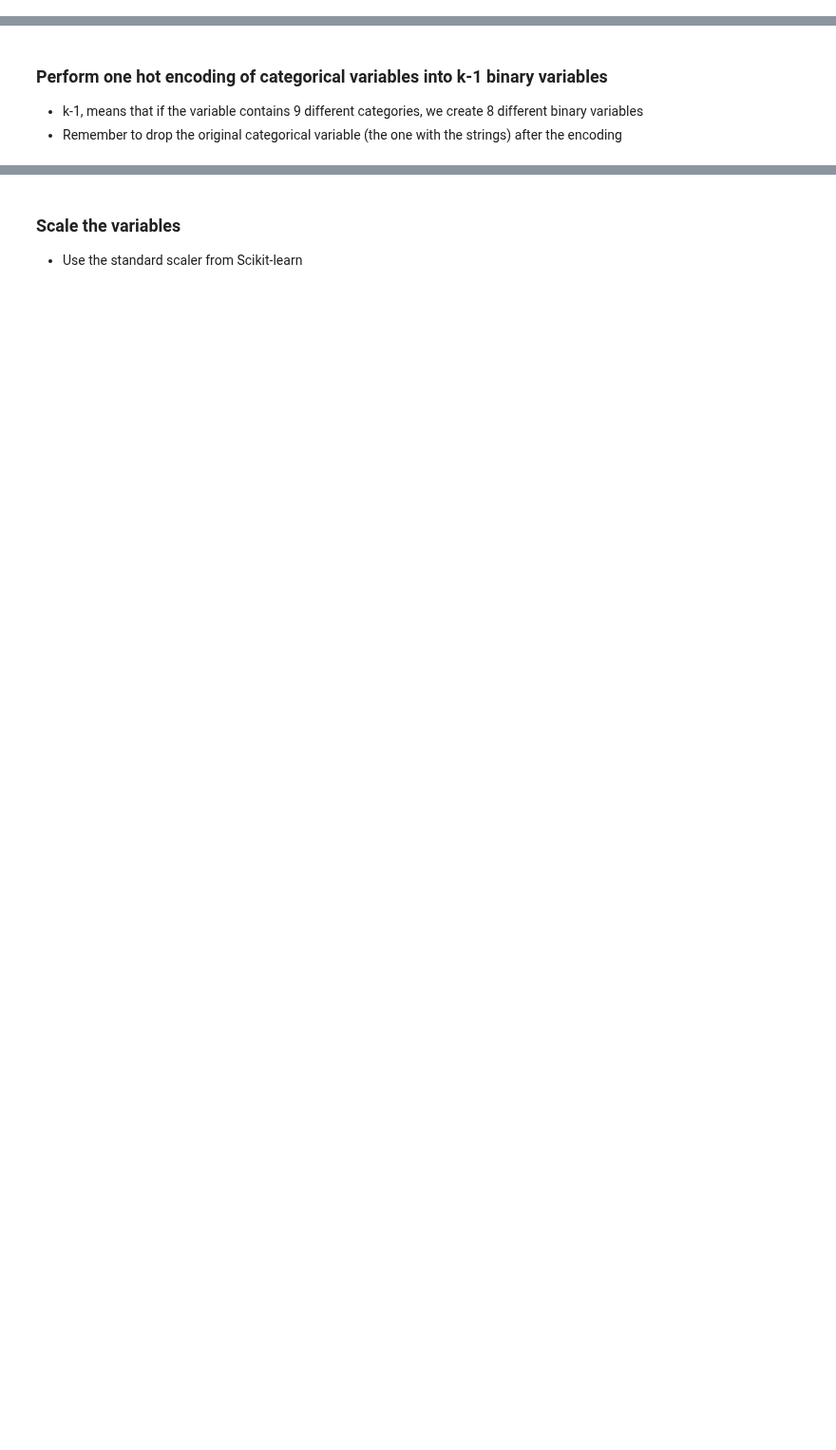
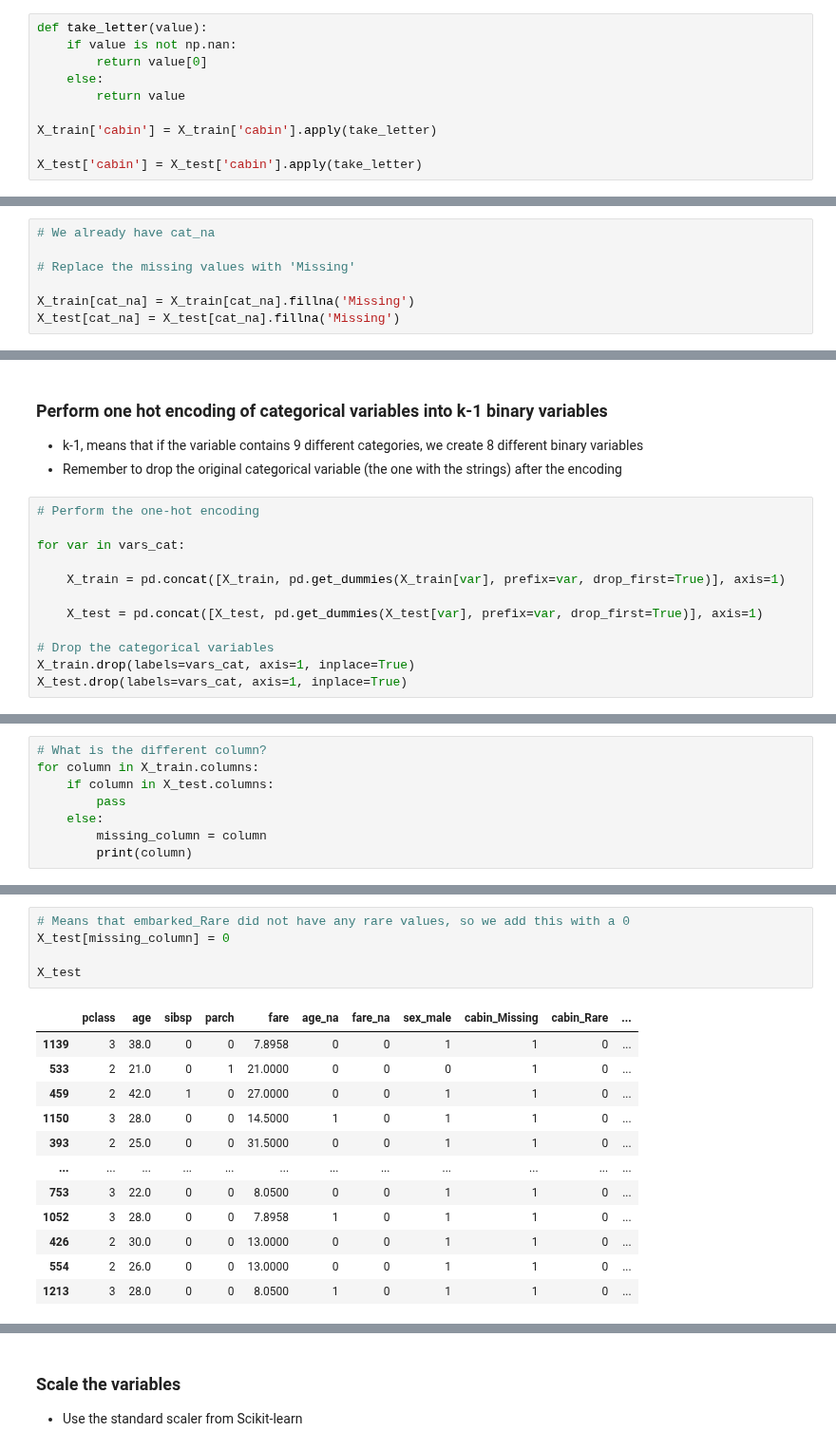
Before and after one commit to trainindata/deploying-machine-learning-models, a Jupyter notebook: section-04-research-and-development/titanic-assignment/01-predicting-survival-titanic-assignement.ipynb, the cells around one changed output, grey strips where cells are left out. Shown at 95% size. Drawn from its saved outputs; the diff is of its cells as text; blank space fills up the shorter version.

```diff
--- a/section-04-research-and-development/titanic-assignment/01-predicting-survival-titanic-assignement.ipynb
+++ b/section-04-research-and-development/titanic-assignment/01-predicting-survival-titanic-assignement.ipynb
@@ -146,6 +218,16 @@ X_train.shape, X_test.shape
 ## Feature Engineering
 
 ### Extract only the letter (and drop the number) from the variable Cabin
+# %%
+def take_letter(value):
+    if value is not np.nan:
+        return value[0]
+    else:
+        return value
+
+X_train['cabin'] = X_train['cabin'].apply(take_letter)
+
+X_test['cabin'] = X_test['cabin'].apply(take_letter)
 # %% [markdown]
 ### Fill in Missing data in numerical variables:
 
@@ -154,2 +263,9 @@ X_train.shape, X_test.shape
 # %% [markdown]
 ### Replace Missing data in categorical variables with the string **Missing**
+# %%
+# We already have cat_na
+
+# Replace the missing values with 'Missing'
+
+X_train[cat_na] = X_train[cat_na].fillna('Missing')
+X_test[cat_na] = X_test[cat_na].fillna('Missing')
@@ -162,3 +353,15 @@ X_train.shape, X_test.shape
 
 - k-1, means that if the variable contains 9 different categories, we create 8 different binary variables
 - Remember to drop the original categorical variable (the one with the strings) after the encoding
+# %%
+# Perform the one-hot encoding
+
+for var in vars_cat:
+
+    X_train = pd.concat([X_train, pd.get_dummies(X_train[var], prefix=var, drop_first=True)], axis=1)
+
+    X_test = pd.concat([X_test, pd.get_dummies(X_test[var], prefix=var, drop_first=True)], axis=1)
+
+# Drop the categorical variables
+X_train.drop(labels=vars_cat, axis=1, inplace=True)
+X_test.drop(labels=vars_cat, axis=1, inplace=True)
@@ -164,0 +372,8 @@ X_train.shape, X_test.shape
+# %%
+# What is the different column?
+for column in X_train.columns:
+    if column in X_test.columns:
+        pass
+    else:
+        missing_column = column
+        print(column)
@@ -164,0 +382,18 @@ X_train.shape, X_test.shape
+# %%
+# Means that embarked_Rare did not have any rare values, so we add this with a 0
+X_test[missing_column] = 0
+
+X_test
+# %% [output]
+|  | pclass | age | sibsp | parch | fare | age_na | fare_na | sex_male | cabin_Missing | cabin_Rare | ... |
+| 1139 | 3 | 38.0 | 0 | 0 | 7.8958 | 0 | 0 | 1 | 1 | 0 | ... |
+| 533 | 2 | 21.0 | 0 | 1 | 21.0000 | 0 | 0 | 0 | 1 | 0 | ... |
+| 459 | 2 | 42.0 | 1 | 0 | 27.0000 | 0 | 0 | 1 | 1 | 0 | ... |
+| 1150 | 3 | 28.0 | 0 | 0 | 14.5000 | 1 | 0 | 1 | 1 | 0 | ... |
+| 393 | 2 | 25.0 | 0 | 0 | 31.5000 | 0 | 0 | 1 | 1 | 0 | ... |
+| ... | ... | ... | ... | ... | ... | ... | ... | ... | ... | ... | ... |
+| 753 | 3 | 22.0 | 0 | 0 | 8.0500 | 0 | 0 | 1 | 1 | 0 | ... |
+| 1052 | 3 | 28.0 | 0 | 0 | 7.8958 | 1 | 0 | 1 | 1 | 0 | ... |
+| 426 | 2 | 30.0 | 0 | 0 | 13.0000 | 0 | 0 | 1 | 1 | 0 | ... |
+| 554 | 2 | 26.0 | 0 | 0 | 13.0000 | 0 | 0 | 1 | 1 | 0 | ... |
+| 1213 | 3 | 28.0 | 0 | 0 | 8.0500 | 1 | 0 | 1 | 1 | 0 | ... |
```
Also changed, not shown: parts of 25 cells of this notebook, 4 other files.
